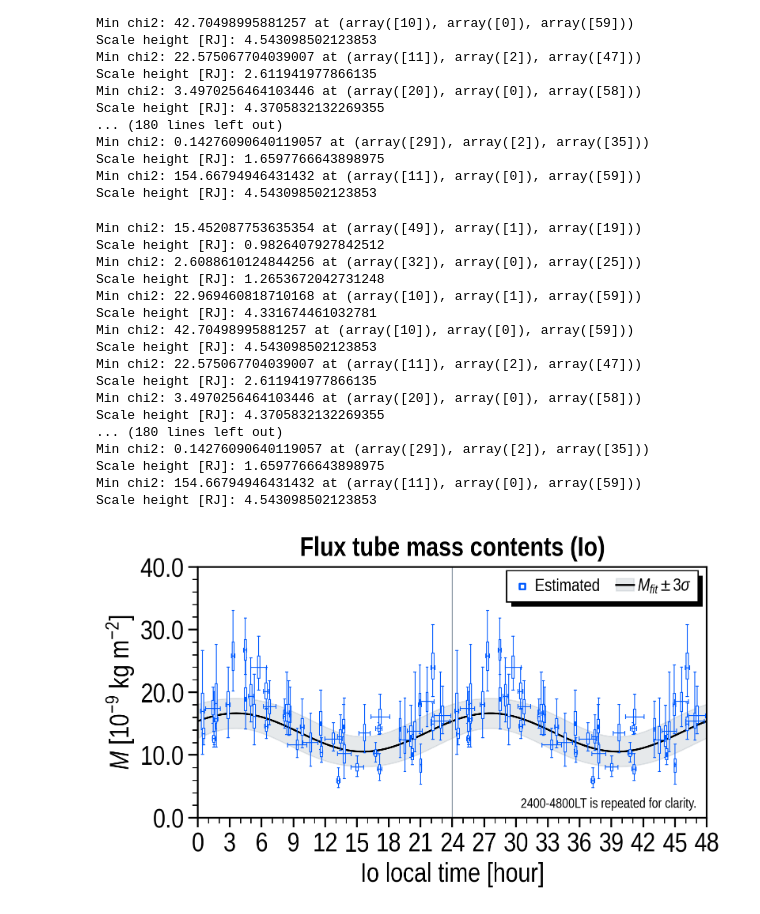
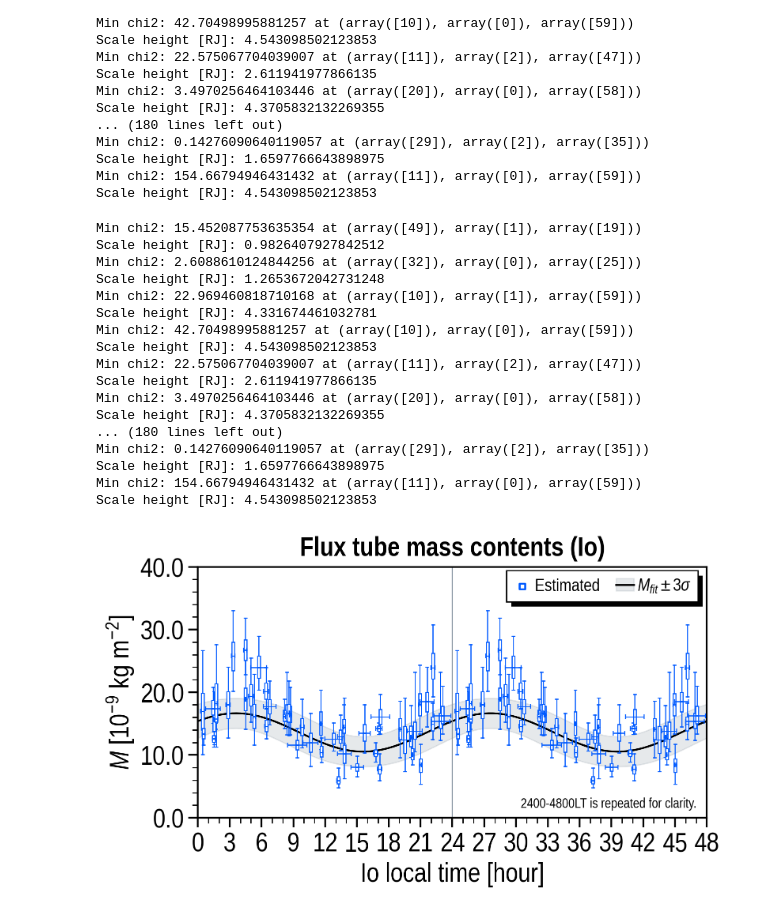
Before and after one commit to ShinnosukeSatoh/Juno_UVS_deimos, a Jupyter notebook: ftmc_lt.ipynb, the cells around one changed output. Cells and saved outputs as stored; diff of their text form; code cells hidden in the pictures.

```diff
--- a/ftmc_lt.ipynb
+++ b/ftmc_lt.ipynb
@@ -894,7 +891,7 @@ for i in range(len(exnum)):
     q1, medians, q3 = weighted_percentile(data=column_mass,
                                           perc=[0.25, 0.5, 0.75],
                                           weights=weight)
-    width = datetime.timedelta(seconds=60*60*24*26)
+    width = datetime.timedelta(seconds=60*60*24*20)
     weighted_boxplot2(F.ax[0], d0, q1, medians, q3,
                       np.min(column_mass),
                       np.max(column_mass), width=width,
@@ -1211,20 +1208,20 @@ for ii in range(2):
         q1, medians, q3 = weighted_percentile(data=column_mass,
                                               perc=[0.25, 0.5, 0.75],
                                               weights=weight)
-        width = 0.2
+        width = 0.26
         weighted_boxplot2(F.ax, lt_center, q1, medians, q3,
                           np.min(column_mass),
                           np.max(column_mass), width=width,
-                          ec=UC.blue, lw=0.7)
+                          ec=UC.blue, lw=0.81)
 
         if abs(PJ_list[i]-round(PJ_list[i])) < 0.1:
-            half_width = 0.4
+            half_width = 0.41
             F.ax.errorbar(lt_center, medians,
                           xerr=np.array([[abs(lt_arr[0]+(24.0*ii)-lt_center)],
                                          [abs(lt_arr[-1]+(24.0*ii)-lt_center)]]),
-                          color=UC.blue, linewidth=0.7, elinewidth=0.7,
+                          color=UC.blue, linewidth=0.81, elinewidth=0.81,
                           capsize=5.0*half_width,
-                          capthick=0.7,
+                          capthick=0.79,
                           zorder=5)
 
         if jj < len(exnum):
@@ -1252,31 +1249,31 @@ legend = F.legend(ax_idx=0,
                   handles=[sc, (lsigma, lmean)],
                   labels=['Estimated', r'$M_{fit} \pm 3\sigma$'],
                   bbox_to_anchor=(1.0, 1.02),
                   ncol=3, markerscale=3,
                   fontsize_scale=0.65, textcolor=True, handletextpad=0.2)
 legend_shadow(fig=F.fig, ax=F.ax, legend=legend)
 
 F.ax.set_title(r'Flux tube mass contents ('+target_moon+')',
                fontsize=F.fontsize, weight='bold')
 
 F.fig.savefig('img/ftmc_lt_Io_48_r.pdf', bbox_inches='tight')
 plt.show()
 # %% [output]
 Min chi2: 15.452087753635354 at (array([49]), array([1]), array([19]))
 Scale height [RJ]: 0.9826407927842512
 Min chi2: 2.6088610124844256 at (array([32]), array([0]), array([25]))
 Scale height [RJ]: 1.2653672042731248
 Min chi2: 22.969460818710168 at (array([10]), array([1]), array([59]))
 Scale height [RJ]: 4.331674461032781
 Min chi2: 42.70498995881257 at (array([10]), array([0]), array([59]))
 Scale height [RJ]: 4.543098502123853
 Min chi2: 22.575067704039007 at (array([11]), array([2]), array([47]))
 Scale height [RJ]: 2.611941977866135
 Min chi2: 3.4970256464103446 at (array([20]), array([0]), array([58]))
 Scale height [RJ]: 4.3705832132269355
 ... (180 lines left out)
 Min chi2: 0.14276090640119057 at (array([29]), array([2]), array([35]))
 Scale height [RJ]: 1.6597766643898975
 Min chi2: 154.66794946431432 at (array([11]), array([0]), array([59]))
 Scale height [RJ]: 4.543098502123853
-[figure, old version]
+[figure, new version]
```
Also changed, not shown: parts of 2 cells of this notebook.
